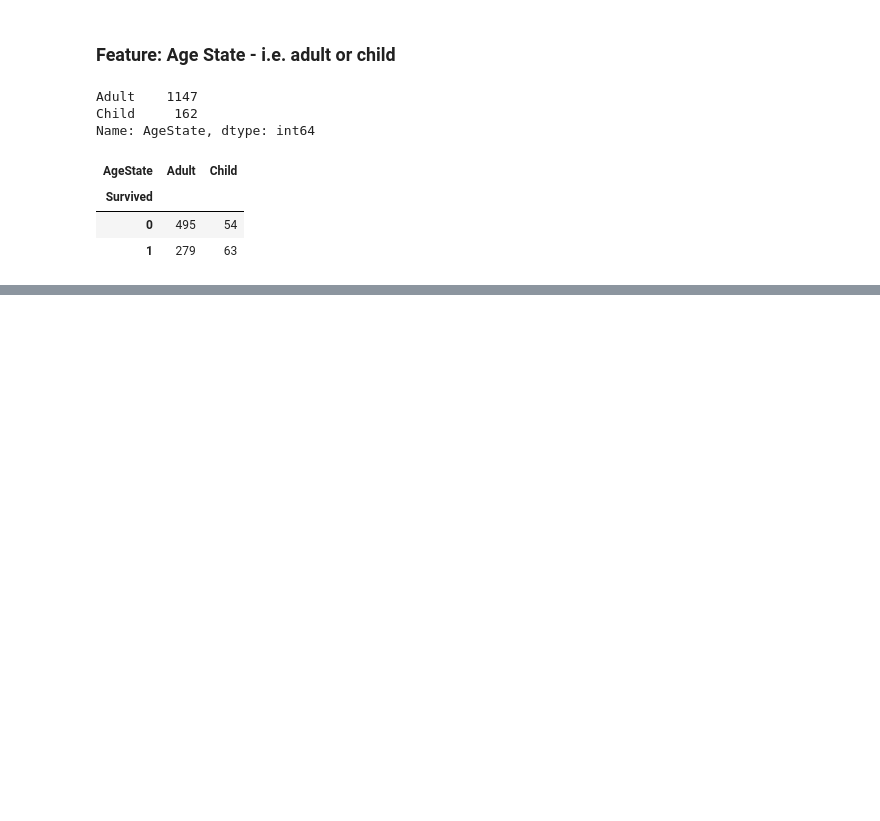
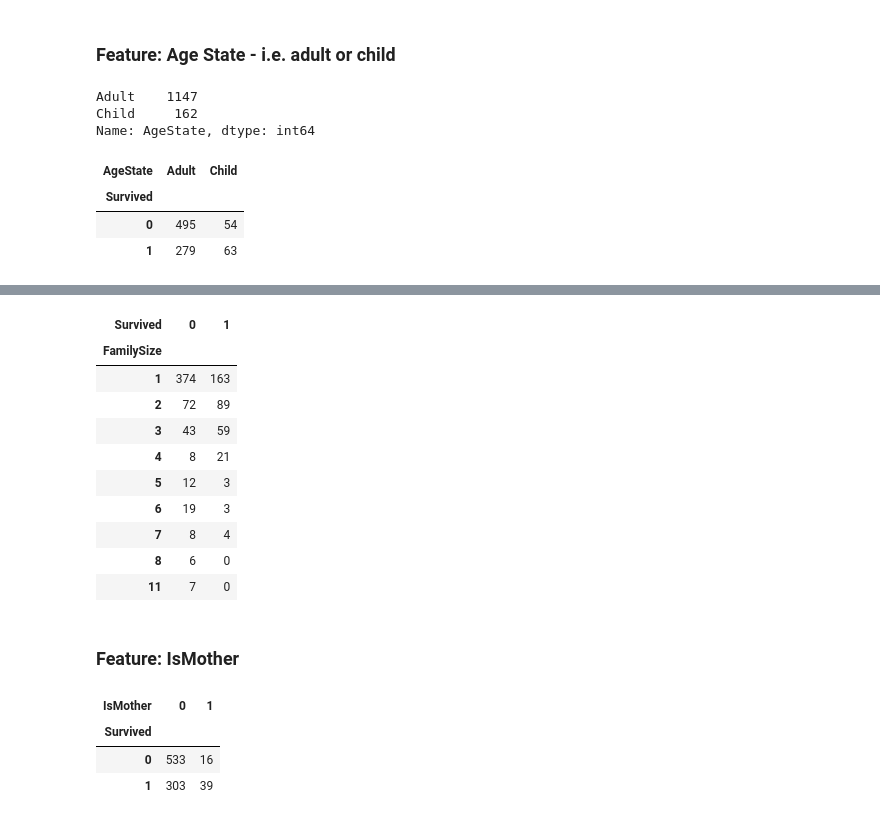
Before and after one commit to graemerenfrew/titanic, a Jupyter notebook: notebooks/2.0-ak-exploring-processing-data.ipynb, the cells around one changed output, grey strips where cells are left out. Drawn from its saved outputs; the diff is of its cells as text; code cells hidden in the pictures; blank space fills up the shorter version.

Commit message:
feature engineering: IsMother

```diff
--- a/notebooks/2.0-ak-exploring-processing-data.ipynb
+++ b/notebooks/2.0-ak-exploring-processing-data.ipynb
@@ -1172,0 +1209,15 @@ pd.crosstab(df[df.Survived != -888].Survived, df[df.Survived != -888].AgeState)
+# %%
+# Let's use a crosstab to see if there is any correlation between FamilySize and Survived rate
+pd.crosstab(df[df.Survived != -888].FamilySize, df[df.Survived != -888].Survived)
+# %% [output]
+| Survived | 0 | 1 |
+| FamilySize |  |  |
+| 1 | 374 | 163 |
+| 2 | 72 | 89 |
+| 3 | 43 | 59 |
+| 4 | 8 | 21 |
+| 5 | 12 | 3 |
+| 6 | 19 | 3 |
+| 7 | 8 | 4 |
+| 8 | 6 | 0 |
+| 11 | 7 | 0 |
@@ -1172,0 +1228,2 @@ pd.crosstab(df[df.Survived != -888].Survived, df[df.Survived != -888].AgeState)
+# %% [markdown]
+### Feature: IsMother
@@ -1172,0 +1237,8 @@ pd.crosstab(df[df.Survived != -888].Survived, df[df.Survived != -888].AgeState)
+# %%
+#Now let's cross table IsMother with survival
+pd.crosstab(df[df.Survived != -888].Survived, df[df.Survived != -888].IsMother)
+# %% [output]
+| IsMother | 0 | 1 |
+| Survived |  |  |
+| 0 | 533 | 16 |
+| 1 | 303 | 39 |
```
Also changed, not shown: parts of 10 cells of this notebook.
